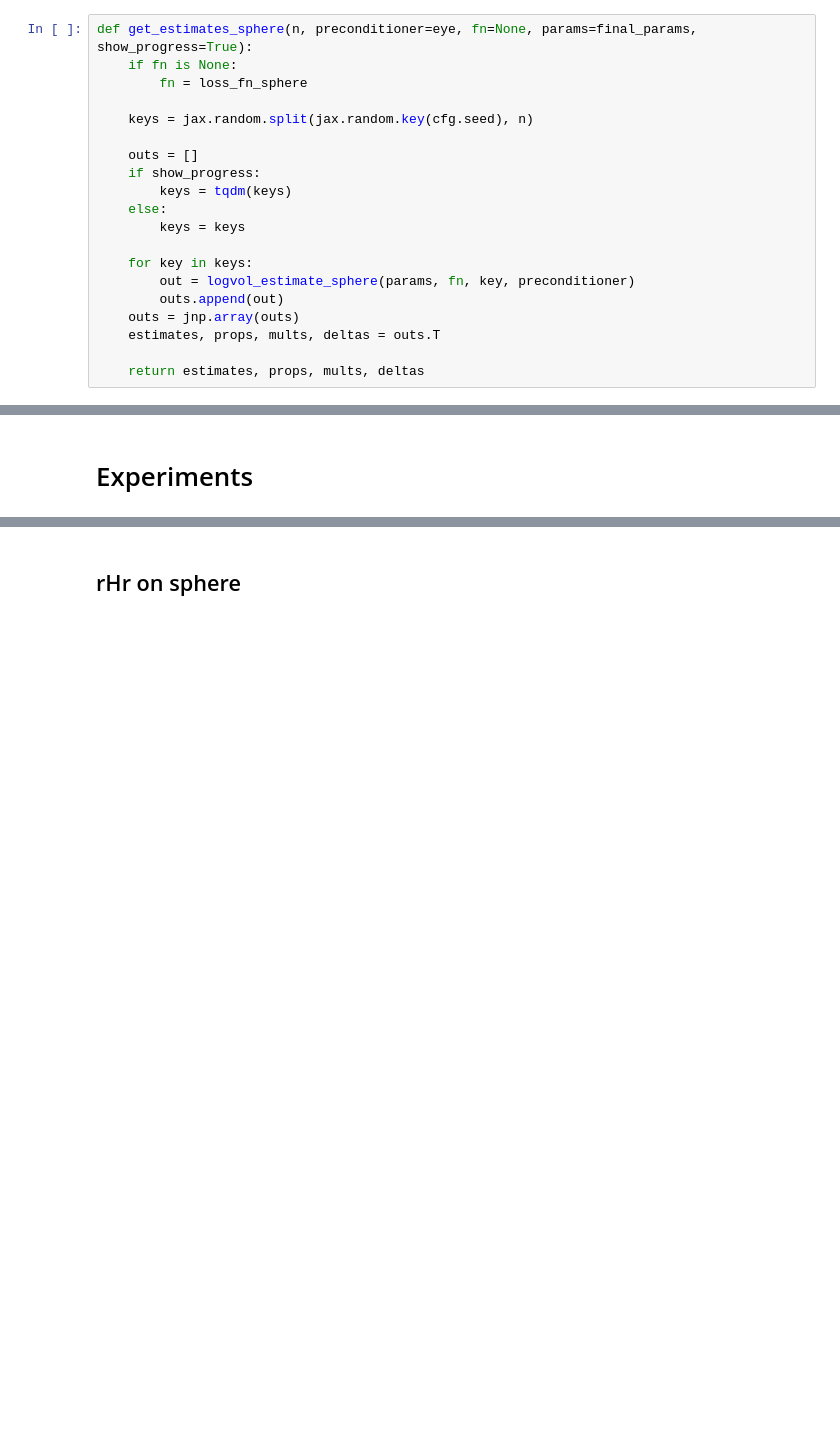
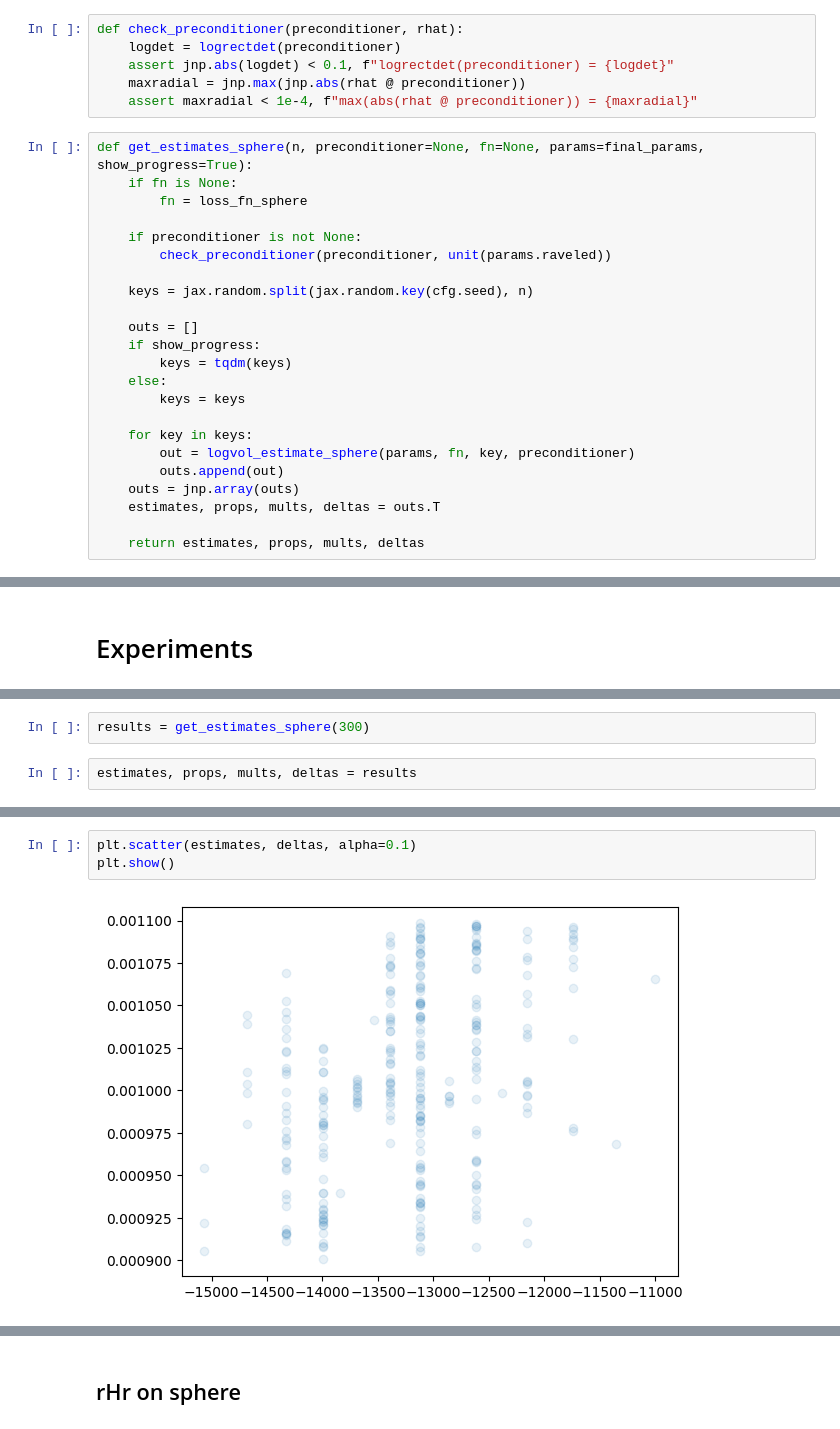
Before and after one commit to EleutherAI/basin-volume, a Jupyter notebook: basin_precondition.ipynb, the cells around one changed output, grey strips where cells are left out. Cells and saved outputs as stored; diff of their text form; blank space fills up the shorter version.

Commit message:
sphere

```diff
--- a/basin_precondition.ipynb
+++ b/basin_precondition.ipynb
@@ -447,10 +520,19 @@ def logvol_estimate_sphere(params, fn, key, preconditioner):
     D = center.shape[0]
     logvol = log_small_hyperspherical_cap(D, theta) - (D - 1) * jnp.log(prop)
     return logvol, prop, mult, delta
+# %%
+def check_preconditioner(preconditioner, rhat):
+    logdet = logrectdet(preconditioner)
+    assert jnp.abs(logdet) < 0.1, f"logrectdet(preconditioner) = {logdet}"
+    maxradial = jnp.max(jnp.abs(rhat @ preconditioner))
+    assert maxradial < 1e-4, f"max(abs(rhat @ preconditioner)) = {maxradial}"
 # %%
-def get_estimates_sphere(n, preconditioner=eye, fn=None, params=final_params, show_progress=True):
+def get_estimates_sphere(n, preconditioner=None, fn=None, params=final_params, show_progress=True):
     if fn is None:
         fn = loss_fn_sphere
+
+    if preconditioner is not None:
+        check_preconditioner(preconditioner, unit(params.raveled))
 
     keys = jax.random.split(jax.random.key(cfg.seed), n)
 
@@ -471,0 +672,4 @@ def get_estimates_sphere(n, preconditioner=eye, fn=None, params=final_params, sh
+# %%
+results = get_estimates_sphere(300)
+# %%
+estimates, props, mults, deltas = results
@@ -471,0 +680,5 @@ def get_estimates_sphere(n, preconditioner=eye, fn=None, params=final_params, sh
+# %%
+plt.scatter(estimates, deltas, alpha=0.1)
+plt.show()
+# %% [output]
+[figure, added]
```
Also changed, not shown: parts of 49 cells of this notebook.
